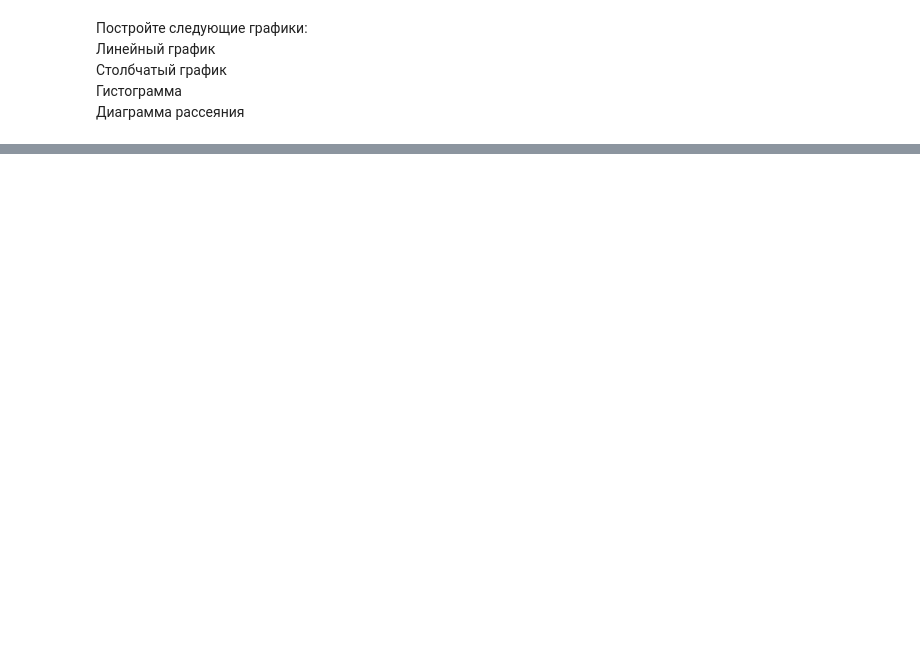
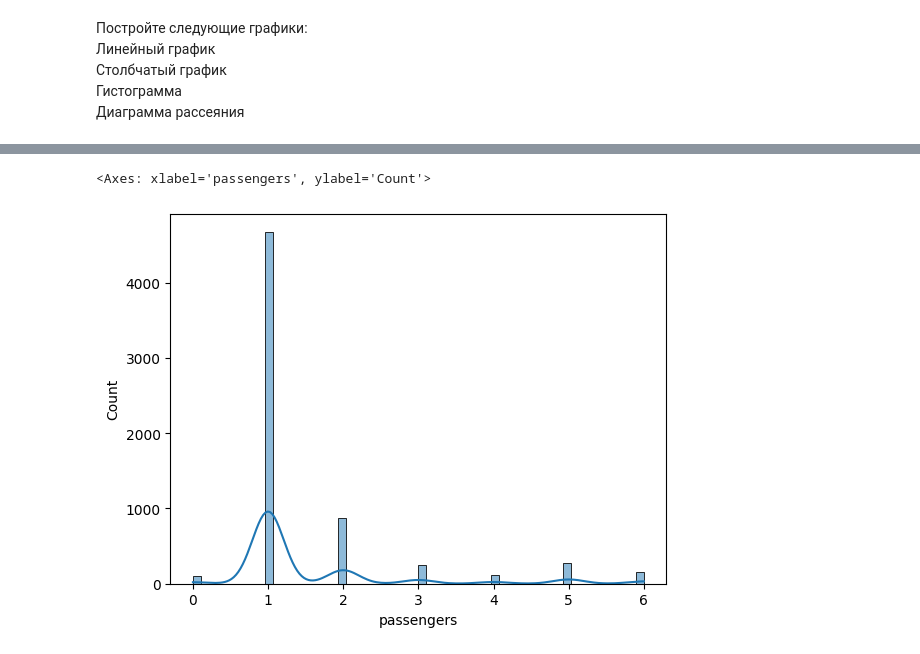
Before and after one commit to akazachkov/ML_lesson_material, a Jupyter notebook: Домашнее_задание(03_07_2024).ipynb, the cells around one changed output, grey strips where cells are left out. Saved outputs shown, nothing was run; the diff lists cells and outputs as text; code cells hidden in the pictures; blank space fills up the shorter version.

```diff
--- a/Домашнее_задание(03_07_2024).ipynb
+++ b/Домашнее_задание(03_07_2024).ipynb
@@ -172,0 +209,9 @@ df.head()
+# %%
+# Гистограмма
+
+df = sns.load_dataset('taxis')
+
+sns.histplot(data = df, x = "passengers", kde = True)
+# %% [output]
+<Axes: xlabel='passengers', ylabel='Count'>
+[figure, added]
```
Also changed, not shown: parts of 8 cells of this notebook.
